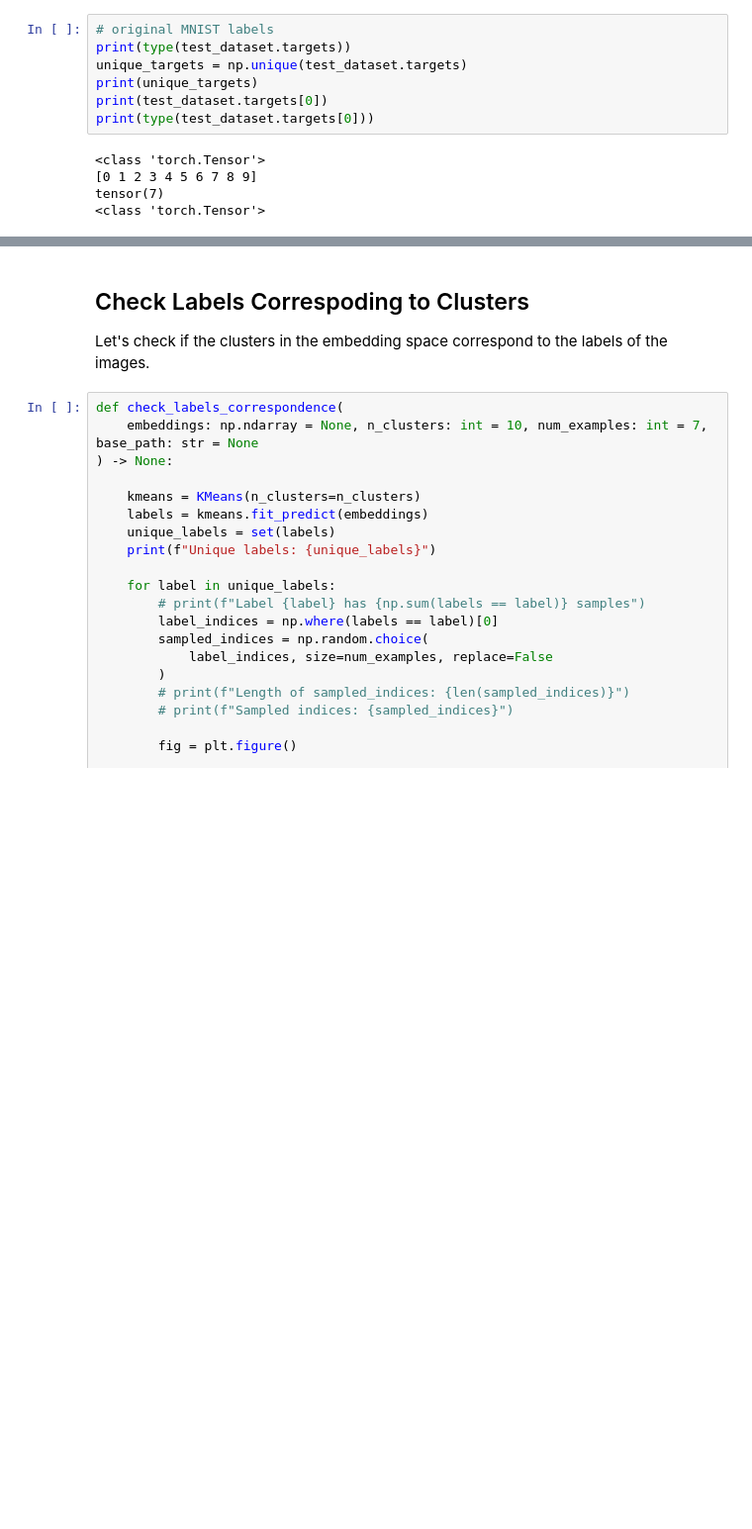
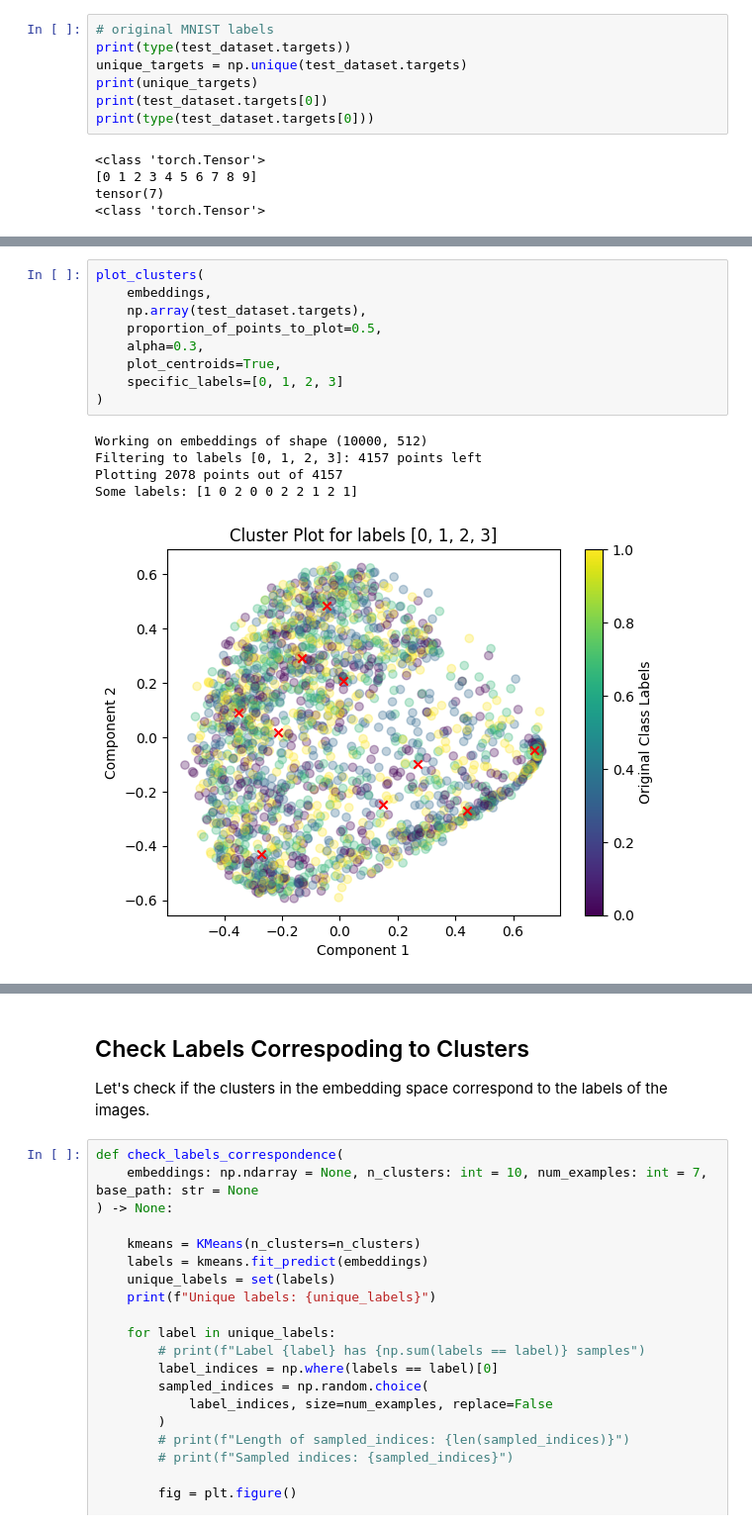
Before and after one commit to MKaczkow/ml_concepts, a Jupyter notebook: ideas/ssl/simcrl_mnist.ipynb, the cells around one changed output, grey strips where cells are left out. Shown at 99% size. Saved outputs shown, nothing was run; the diff lists cells and outputs as text; blank space fills up the shorter version.

```diff
--- a/ideas/ssl/simcrl_mnist.ipynb
+++ b/ideas/ssl/simcrl_mnist.ipynb
@@ -709,3 +733,18 @@ Some labels: [2 4 7 1 5 8 3 9 1 0]
+# %%
+plot_clusters(
+    embeddings,
+    np.array(test_dataset.targets),
+    proportion_of_points_to_plot=0.5,
+    alpha=0.3,
+    plot_centroids=True,
+    specific_labels=[0, 1, 2, 3]
+)
+# %% [output]
+Working on embeddings of shape (10000, 512)
+Filtering to labels [0, 1, 2, 3]: 4157 points left
+Plotting 2078 points out of 4157
+Some labels: [1 0 2 0 0 2 2 1 2 1]
+[figure, added]
 # %%
 plot_clusters(
     embeddings,
```
Also changed, not shown: parts of 34 cells of this notebook, 2 other files.
